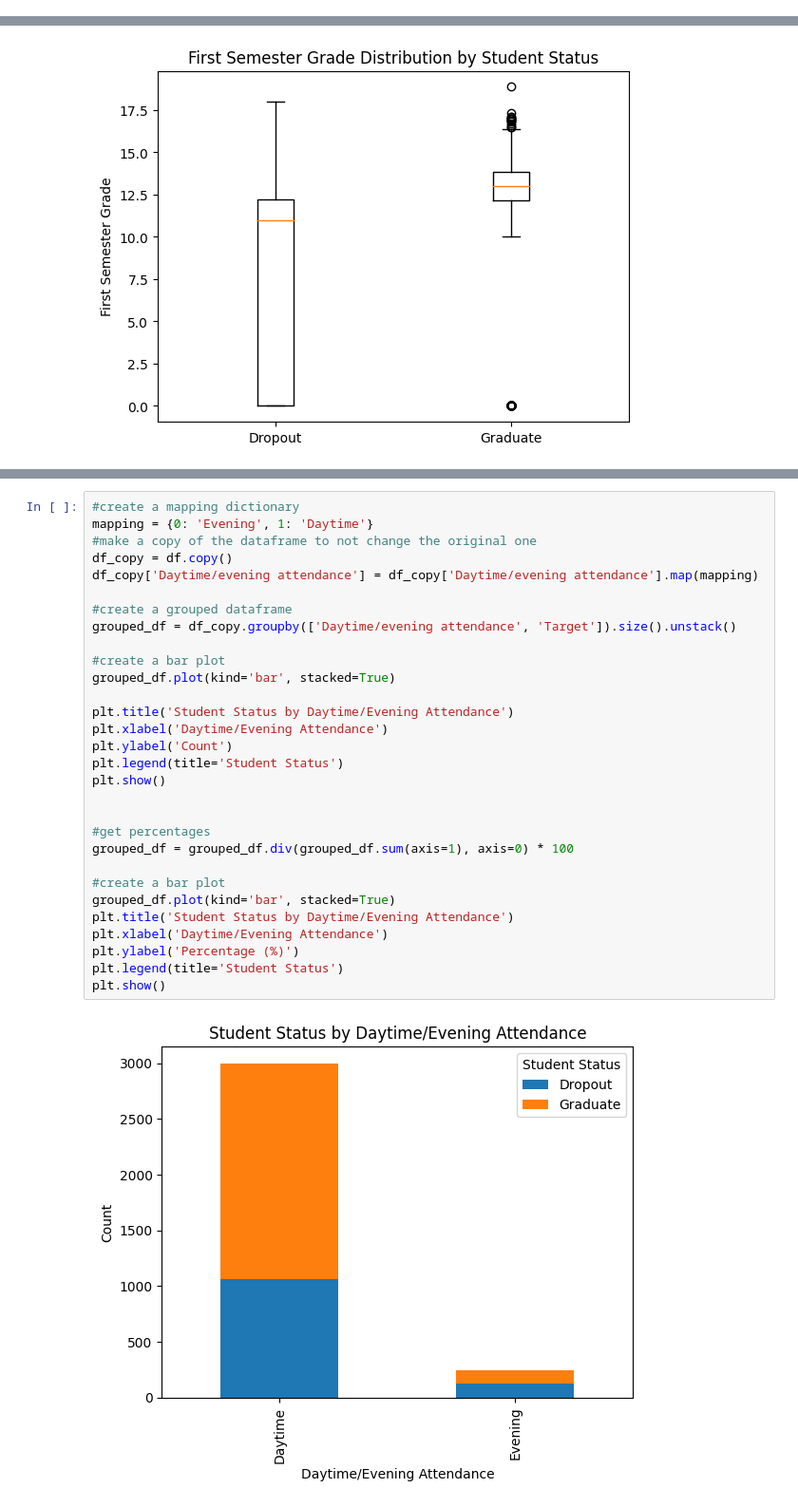
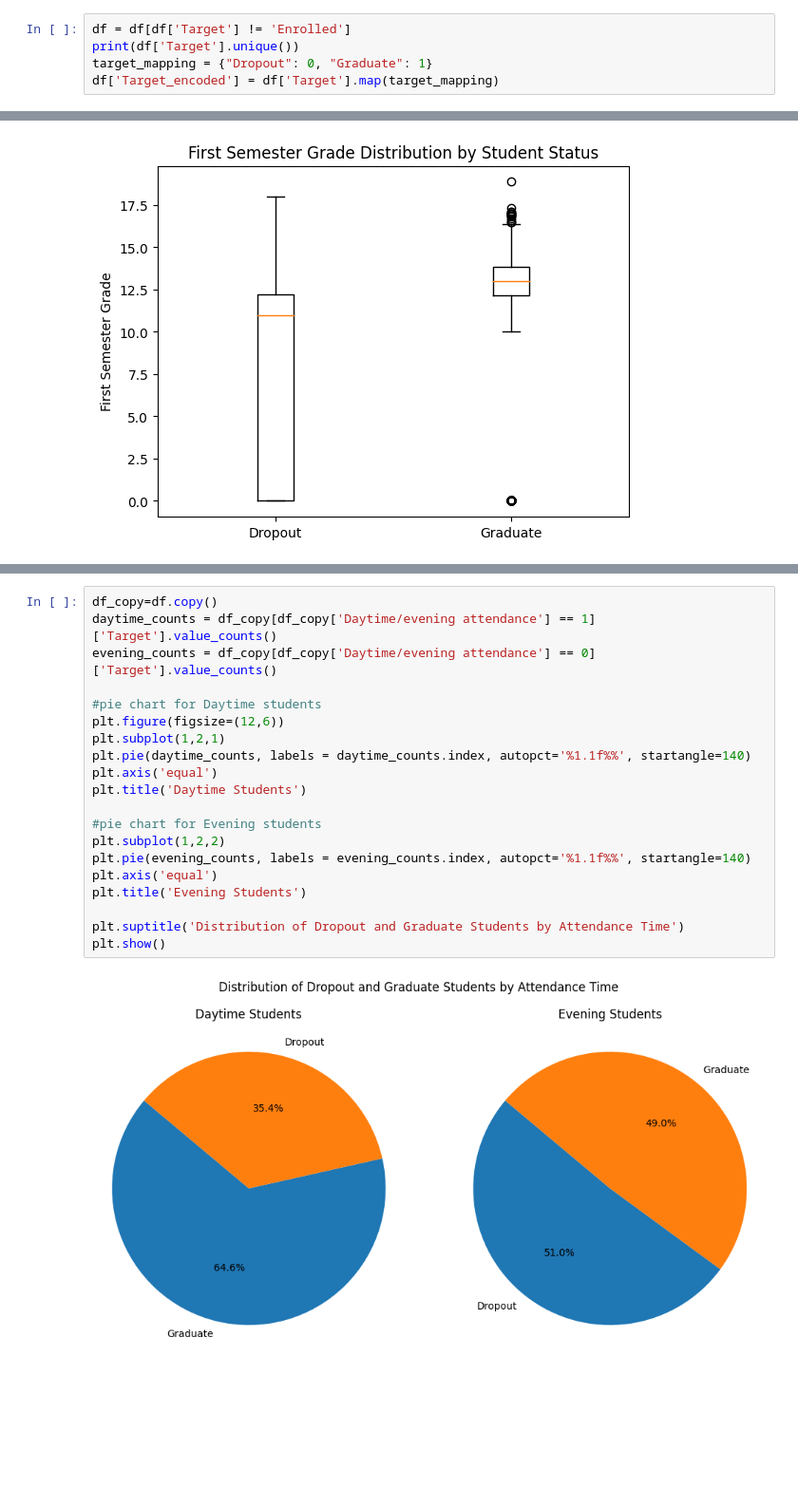
Before and after one commit to ConstantineWang/DGT140_final, a Jupyter notebook: final.ipynb, the cells around one changed output, grey strips where cells are left out. Shown: that part at 95% size. Cells and saved outputs as stored; diff of their text form; blank space fills up the shorter version.

```diff
--- a/final.ipynb
+++ b/final.ipynb
@@ -159,0 +157,5 @@ dtype: int64
+# %%
+df = df[df['Target'] != 'Enrolled']
+print(df['Target'].unique())
+target_mapping = {"Dropout": 0, "Graduate": 1}
+df['Target_encoded'] = df['Target'].map(target_mapping)
@@ -244,32 +261,22 @@ Upon examining the box plot, it becomes clear that the probability of successful
 # %%
-#create a mapping dictionary
-mapping = {0: 'Evening', 1: 'Daytime'}
-#make a copy of the dataframe to not change the original one
-df_copy = df.copy()
-df_copy['Daytime/evening attendance'] = df_copy['Daytime/evening attendance'].map(mapping)
+df_copy=df.copy()
+daytime_counts = df_copy[df_copy['Daytime/evening attendance'] == 1]['Target'].value_counts()
+evening_counts = df_copy[df_copy['Daytime/evening attendance'] == 0]['Target'].value_counts()
 
-#create a grouped dataframe
-grouped_df = df_copy.groupby(['Daytime/evening attendance', 'Target']).size().unstack()
+#pie chart for Daytime students
+plt.figure(figsize=(12,6))
+plt.subplot(1,2,1)
+plt.pie(daytime_counts, labels = daytime_counts.index, autopct='%1.1f%%', startangle=140)
+plt.axis('equal')
+plt.title('Daytime Students')
 
-#create a bar plot
-grouped_df.plot(kind='bar', stacked=True)
+#pie chart for Evening students
+plt.subplot(1,2,2)
+plt.pie(evening_counts, labels = evening_counts.index, autopct='%1.1f%%', startangle=140)
+plt.axis('equal')
+plt.title('Evening Students')
 
-plt.title('Student Status by Daytime/Evening Attendance')
-plt.xlabel('Daytime/Evening Attendance')
-plt.ylabel('Count')
-plt.legend(title='Student Status')
+plt.suptitle('Distribution of Dropout and Graduate Students by Attendance Time')
 plt.show()
-
-
-#get percentages
-grouped_df = grouped_df.div(grouped_df.sum(axis=1), axis=0) * 100
-
-#create a bar plot
-grouped_df.plot(kind='bar', stacked=True)
-plt.title('Student Status by Daytime/Evening Attendance')
-plt.xlabel('Daytime/Evening Attendance')
-plt.ylabel('Percentage (%)')
-plt.legend(title='Student Status')
-plt.show()
 # %% [output]
-[figure, old version]
+[figure, new version]
```
Also changed, not shown: parts of 39 cells of this notebook.
